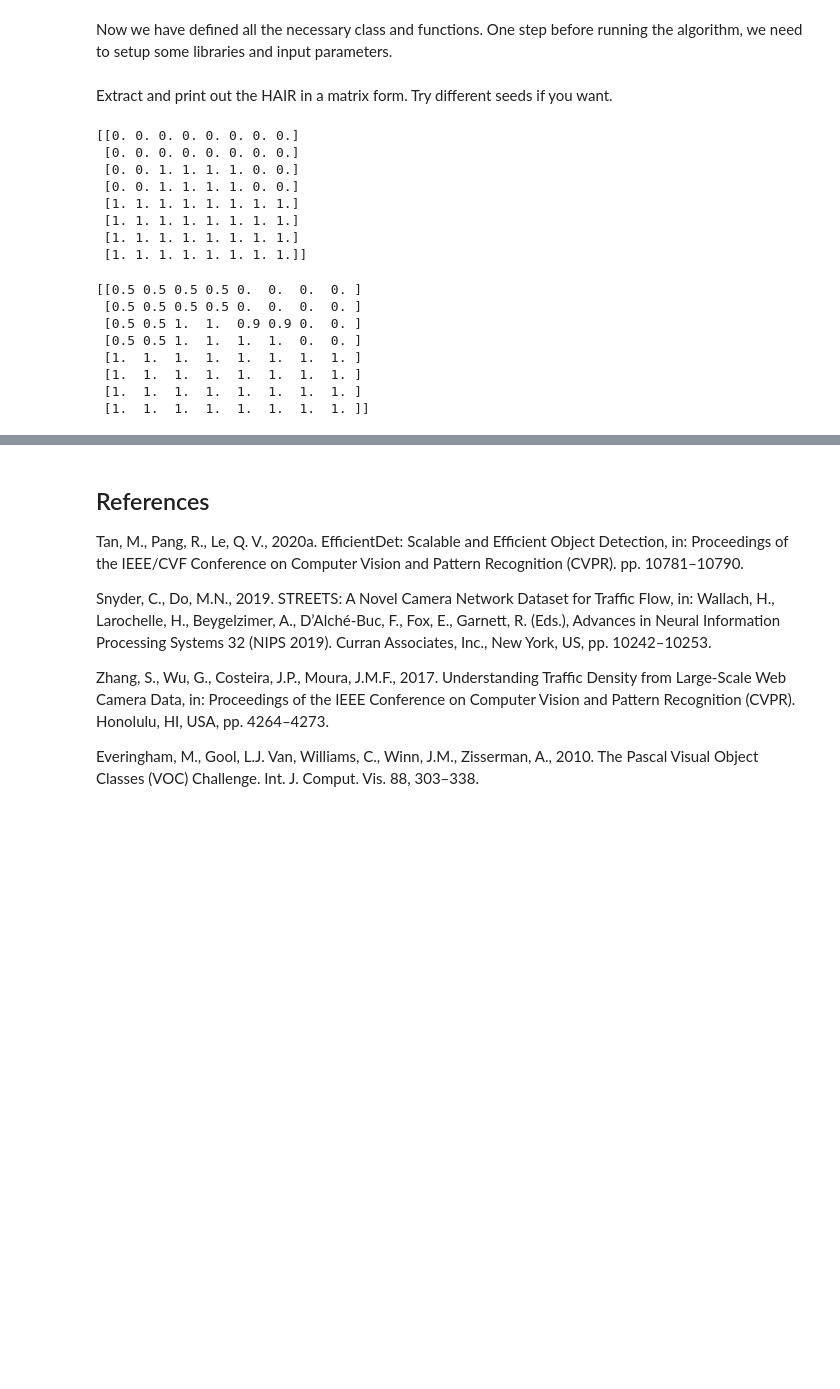
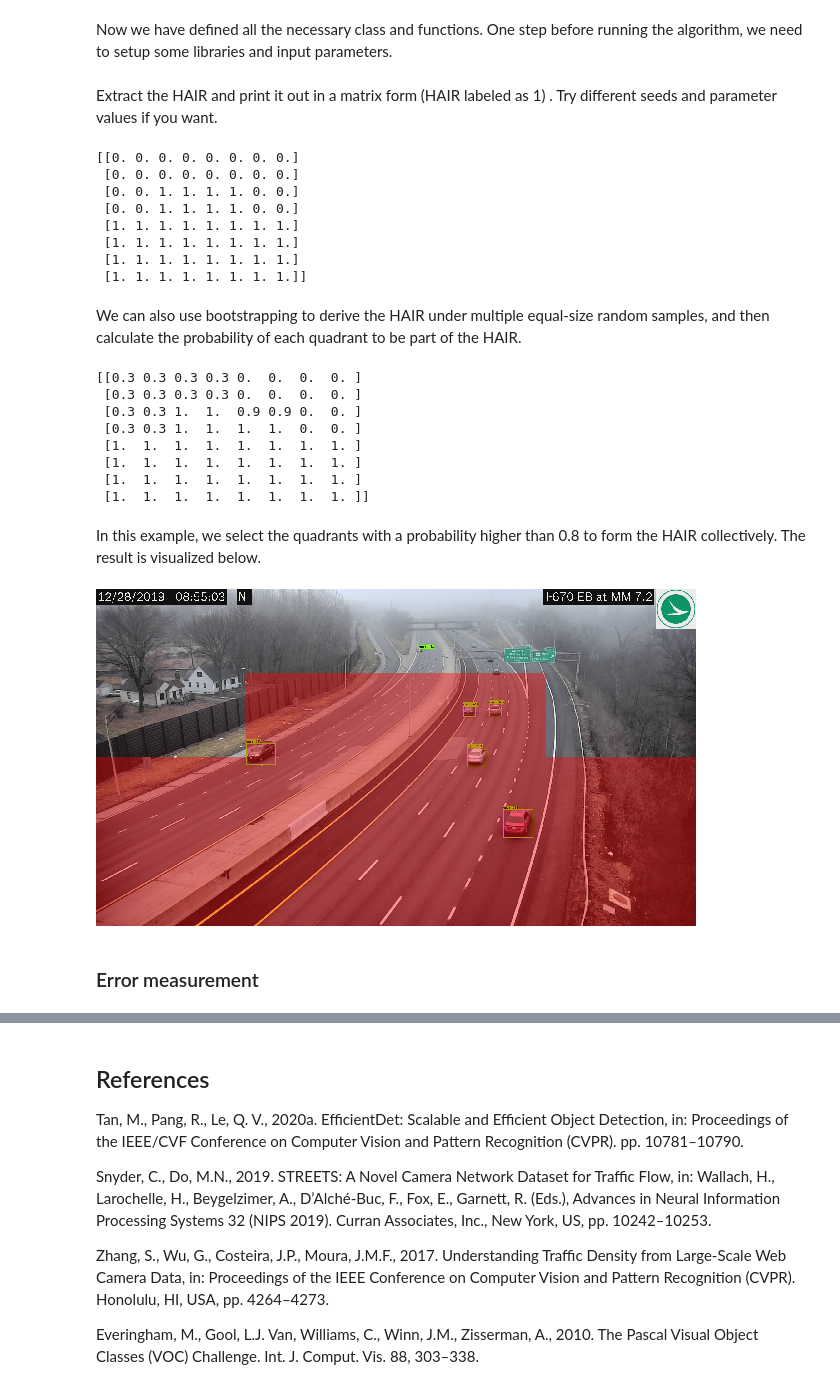
Before and after one commit to linyuehzzz/geospatial, a Jupyter notebook: camera_case_study.ipynb, the cells around one changed output, grey strips where cells are left out. Cells and saved outputs as stored; diff of their text form; code cells hidden in the pictures; blank space fills up the shorter version.

```diff
--- a/camera_case_study.ipynb
+++ b/camera_case_study.ipynb
@@ -172,6 +177,6 @@ samplesize = 50           # number of images
 thresh = 0.75             # accuracy threshold
 maxdepth = 3              # maximal depth
 # %% [markdown]
-Extract and print out the HAIR in a matrix form. Try different seeds if you want.
+Extract the HAIR and print it out in a matrix form (HAIR labeled as 1) . Try different seeds and parameter values if you want.
 # %%
 seed(1)
@@ -202,36 +208,70 @@ print(quads)
  [1. 1. 1. 1. 1. 1. 1. 1.]
  [1. 1. 1. 1. 1. 1. 1. 1.]
  [1. 1. 1. 1. 1. 1. 1. 1.]]
+# %% [markdown]
+We can also use bootstrapping to derive the HAIR under multiple equal-size random samples, and then calculate the probability of each quadrant to be part of the HAIR.
 # %%
-n = 10                  # Bootstrap times
+seed(1)
+n = 10                  # number of bootstrap samples
 
 # initialize quads
-quads = np.zeros((2**maxdepth, 2**maxdepth))
+quads_prob = np.zeros((2**maxdepth, 2**maxdepth))
 
 # bootstrap
 for k in range(n):
+  # obtain the HAIR
   imagenames = sampling(IMAGESETFILE, samplesize)
   t = QuadTreeNode(imageextent)
   build_qtree(t, imagenames, thresh, maxdepth)
 
+  # calculate probability to be part of the HAIR
   for i in range(2**maxdepth):
     ymin = imageextent[1] + i * H * 1/2**maxdepth
     for j in range(2**maxdepth):
       xmin = imageextent[0] + j * W * 1/2**maxdepth
       p = [xmin, ymin]
       if search_qtree(t, p):
-        quads[i,j] += 1./n
+        quads_prob[i,j] += 1./n
 
-print(quads)
+print(quads_prob)
 # %% [output]
-[[0.5 0.5 0.5 0.5 0.  0.  0.  0. ]
- [0.5 0.5 0.5 0.5 0.  0.  0.  0. ]
- [0.5 0.5 1.  1.  0.9 0.9 0.  0. ]
- [0.5 0.5 1.  1.  1.  1.  0.  0. ]
+[[0.3 0.3 0.3 0.3 0.  0.  0.  0. ]
+ [0.3 0.3 0.3 0.3 0.  0.  0.  0. ]
+ [0.3 0.3 1.  1.  0.9 0.9 0.  0. ]
+ [0.3 0.3 1.  1.  1.  1.  0.  0. ]
  [1.  1.  1.  1.  1.  1.  1.  1. ]
  [1.  1.  1.  1.  1.  1.  1.  1. ]
  [1.  1.  1.  1.  1.  1.  1.  1. ]
  [1.  1.  1.  1.  1.  1.  1.  1. ]]
+# %% [markdown]
+In this example, we select the quadrants with a probability higher than 0.8 to form the HAIR collectively. The result is visualized below.
+# %%
+from PIL import Image
+from IPython.display import display
+prob_thresh = 0.8
+
+# create foreground HAIR image
+hair_mtx = quads_prob
+foreground = Image.new("RGBA", (W, H), color=(255, 255, 255, 0))
+dw = int(W / hair_mtx.shape[0])
+dh = int(H / hair_mtx.shape[0])
+for i in range(hair_mtx.shape[0]):
+  for j in range(hair_mtx.shape[0]):
+    if hair_mtx[i, j] > prob_thresh:
+      for x in range(j * dw, (j + 1) * dw):
+        for y in range(i * dh, (i + 1) * dh):
+          foreground.putpixel((x, y), (255, 0, 0, 100))
+
+# overlay the HAIR with a traffic image
+background = Image.open('data/sample_cam/Predictions/2019-12-28_08_55_01_camera_145.jpg')
+background.paste(foreground, (0, 0), foreground)
+
+display(background.resize((600, int(600 / background.size[0] * background.size[1])), 0))
+# %% [output]
+[figure, added]
+# %% [markdown]
+<a id='error'></a>
+### Error measurement
 # %% [markdown]
 <a id='georef'></a>
 ## Georeferencing and traffic density estimation
```
Also changed, not shown: parts of 4 cells of this notebook.
